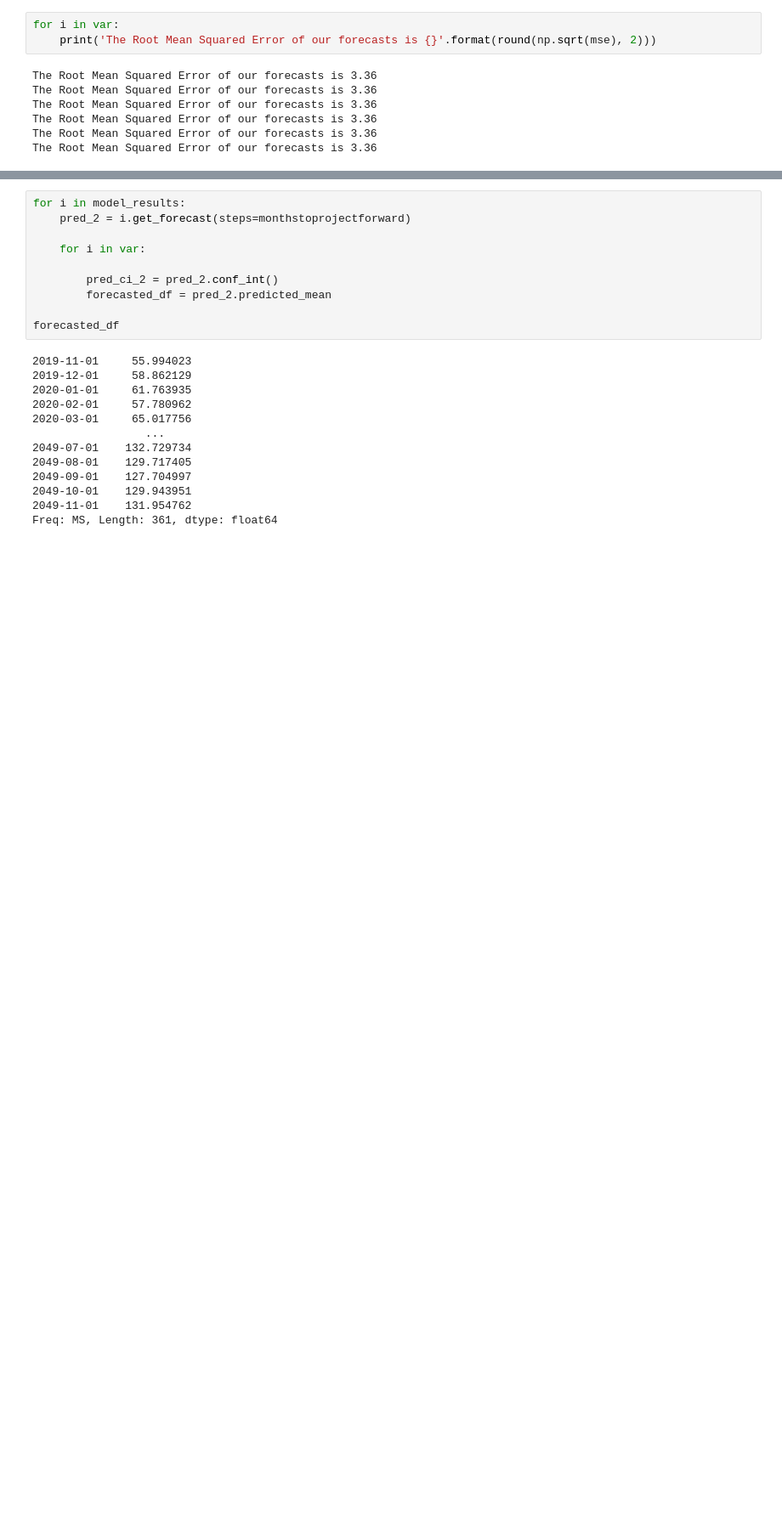
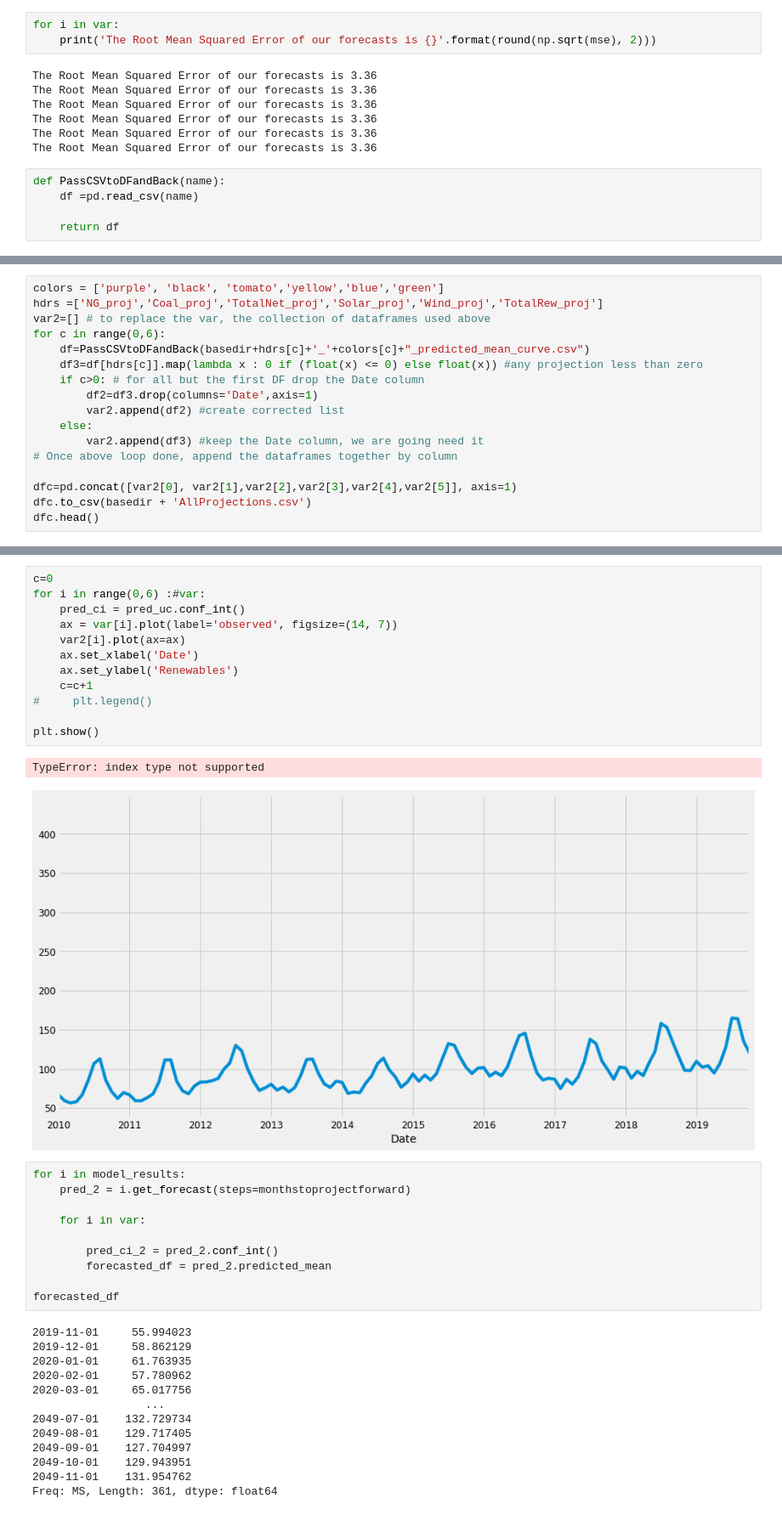
Before and after one commit to Hawkeye3D/Project-3-, a Jupyter notebook: static/python/Analysis 4 - MultiVariate ML.ipynb, the cells around one changed output, grey strips where cells are left out. Shown at 85% size. Drawn from its saved outputs; the diff is of its cells as text; blank space fills up the shorter version.

```diff
--- a/static/python/Analysis 4 - MultiVariate ML.ipynb
+++ b/static/python/Analysis 4 - MultiVariate ML.ipynb
@@ -529,4 +532,9 @@ The Root Mean Squared Error of our forecasts is 3.36
 The Root Mean Squared Error of our forecasts is 3.36
 The Root Mean Squared Error of our forecasts is 3.36
 The Root Mean Squared Error of our forecasts is 3.36
+# %%
+def PassCSVtoDFandBack(name):
+    df =pd.read_csv(name)
+
+    return df
 # %%
@@ -561,0 +573,17 @@ pred_uc.predicted_mean.to_csv(basedir+'projected.csv')
+# %%
+colors = ['purple', 'black', 'tomato','yellow','blue','green']
+hdrs =['NG_proj','Coal_proj','TotalNet_proj','Solar_proj','Wind_proj','TotalRew_proj']
+var2=[] # to replace the var, the collection of dataframes used above
+for c in range(0,6):
+    df=PassCSVtoDFandBack(basedir+hdrs[c]+'_'+colors[c]+"_predicted_mean_curve.csv")
+    df3=df[hdrs[c]].map(lambda x : 0 if (float(x) <= 0) else float(x)) #any projection less than zero
+    if c>0: # for all but the first DF drop the Date column
+        df2=df3.drop(columns='Date',axis=1)
+        var2.append(df2) #create corrected list
+    else:
+        var2.append(df3) #keep the Date column, we are going need it
+# Once above loop done, append the dataframes together by column
+
+dfc=pd.concat([var2[0], var2[1],var2[2],var2[3],var2[4],var2[5]], axis=1)
+dfc.to_csv(basedir + 'AllProjections.csv')
+dfc.head()
@@ -562,3 +597,18 @@ pred_uc.predicted_mean.to_csv(basedir+'projected.csv')
+# %%
+c=0
+for i in range(0,6) :#var:
+    pred_ci = pred_uc.conf_int()
+    ax = var[i].plot(label='observed', figsize=(14, 7))
+    var2[i].plot(ax=ax)
+    ax.set_xlabel('Date')
+    ax.set_ylabel('Renewables')
+    c=c+1
+#     plt.legend()
+
+plt.show()
+# %% [output]
+TypeError: index type not supported
+[figure, added]
 # %%
 for i in model_results:
     pred_2 = i.get_forecast(steps=monthstoprojectforward)
```
Also changed, not shown: parts of 6 cells of this notebook, 8 other files.
